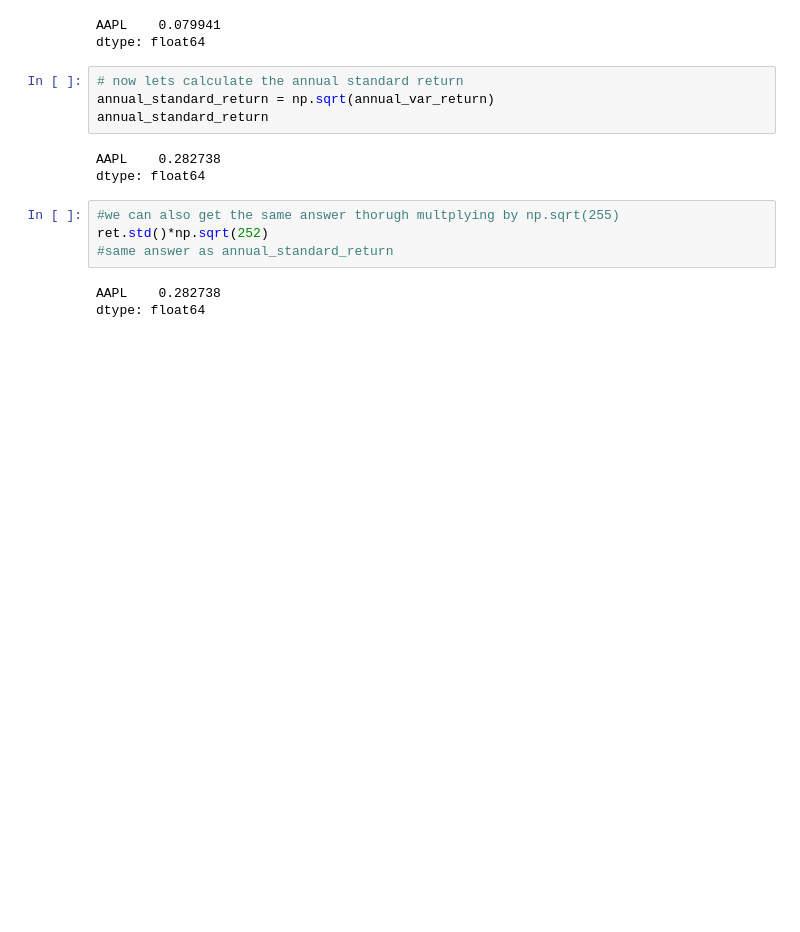
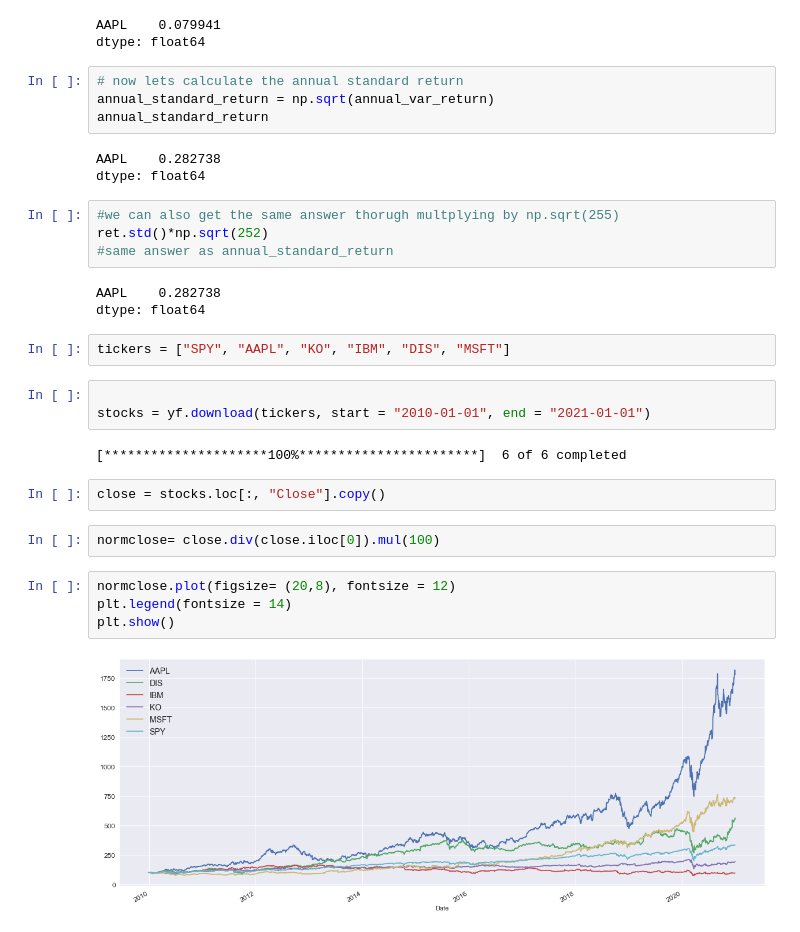
Before and after one commit to Janadhi14/Algo-trading, a Jupyter notebook: Introduction.ipynb, the cells around one changed output. Saved outputs shown, nothing was run; the diff lists cells and outputs as text; blank space fills up the shorter version.

Commit message:
plotted new stocks

```diff
--- a/Introduction.ipynb
+++ b/Introduction.ipynb
@@ -680,3 +680,20 @@ ret.std()*np.sqrt(252)
 # %% [output]
 AAPL    0.282738
 dtype: float64
+# %%
+tickers = ["SPY", "AAPL", "KO", "IBM", "DIS", "MSFT"]
+# %%
+
+stocks = yf.download(tickers, start = "2010-01-01", end = "2021-01-01")
+# %% [output]
+[*********************100%***********************]  6 of 6 completed
+# %%
+close = stocks.loc[:, "Close"].copy()
+# %%
+normclose= close.div(close.iloc[0]).mul(100)
+# %%
+normclose.plot(figsize= (20,8), fontsize = 12)
+plt.legend(fontsize = 14)
+plt.show()
+# %% [output]
+[figure, added]
```
Also changed, not shown: parts of 2 cells of this notebook.
